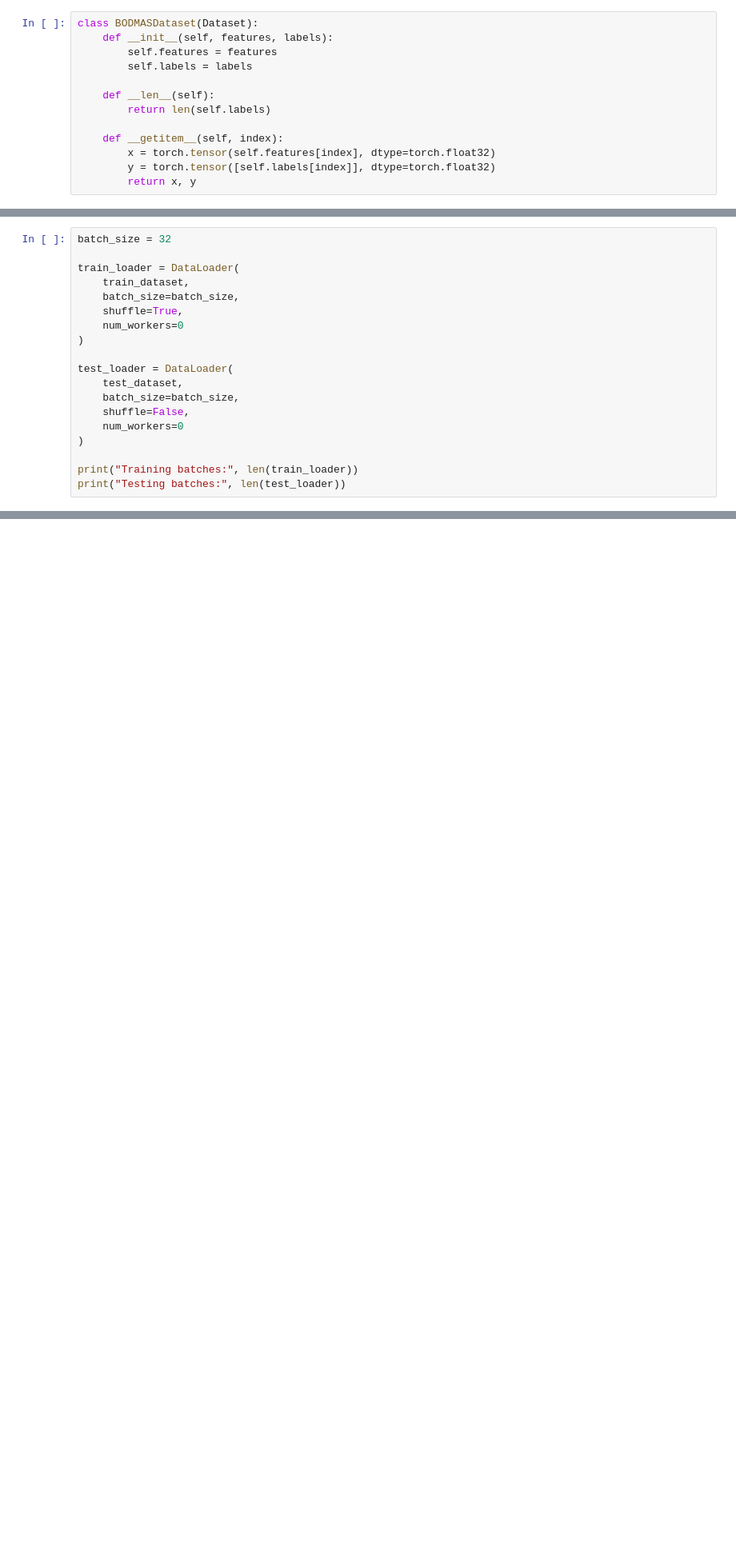
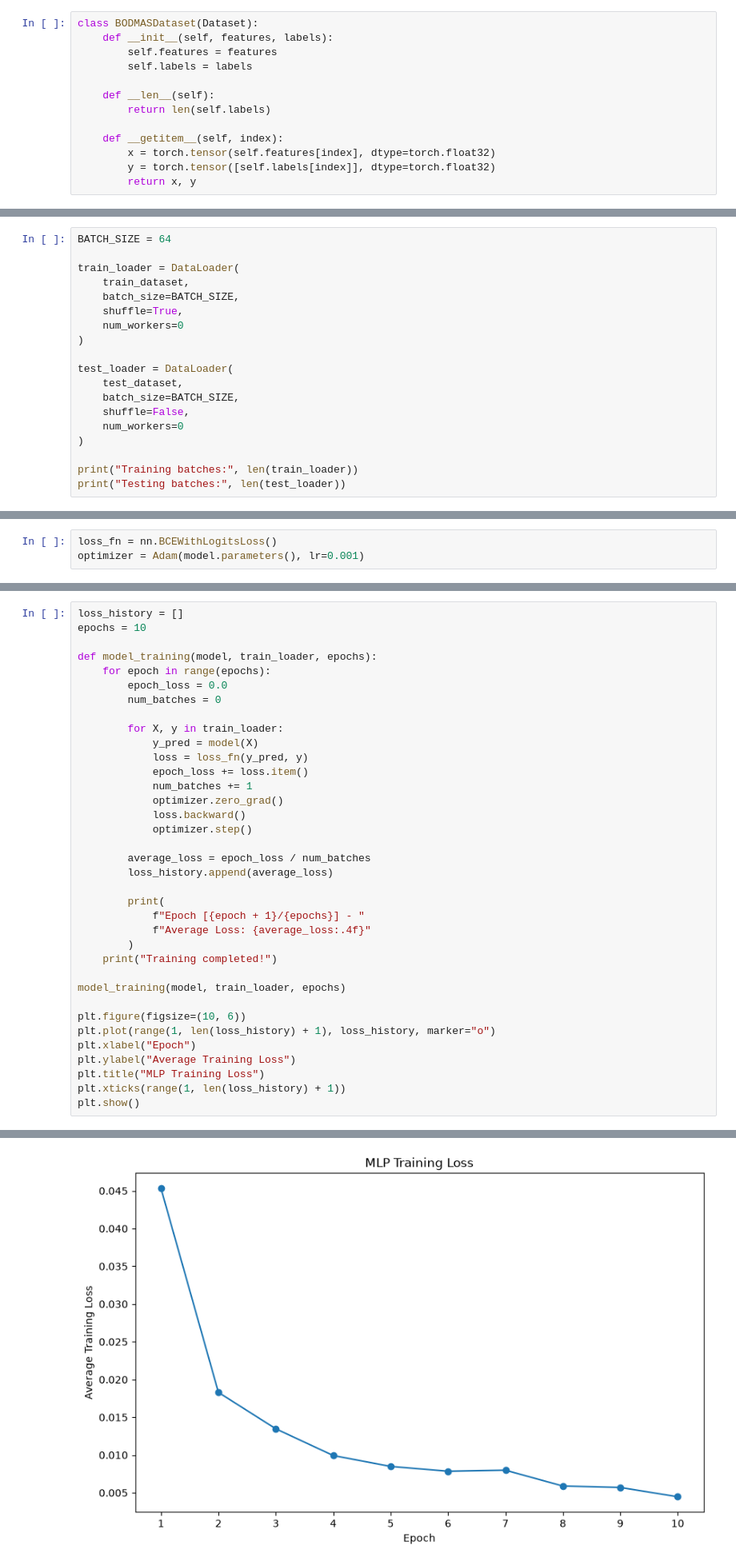
Before and after one commit to zakaria-tairari/adversarial-ml-security-framework, a Jupyter notebook: notebooks/02_baseline_models/01_mlp_baseline.ipynb, the cells around one changed output, grey strips where cells are left out. Shown at 80% size. Drawn from its saved outputs; the diff is of its cells as text; blank space fills up the shorter version.

Commit message:
mlp baseline: model training and evaluation

```diff
--- a/notebooks/02_baseline_models/01_mlp_baseline.ipynb
+++ b/notebooks/02_baseline_models/01_mlp_baseline.ipynb
@@ -271,18 +236,18 @@ A batch size of 32 is selected as an initial configuration to keep memory usage
 
 The training DataLoader uses shuffling to vary the order of samples during training. The testing DataLoader does not shuffle because evaluation does not require random ordering.
 # %%
-batch_size = 32
+BATCH_SIZE = 64
 
 train_loader = DataLoader(
     train_dataset,
-    batch_size=batch_size,
+    batch_size=BATCH_SIZE,
     shuffle=True,
     num_workers=0
 )
 
 test_loader = DataLoader(
     test_dataset,
-    batch_size=batch_size,
+    batch_size=BATCH_SIZE,
     shuffle=False,
     num_workers=0
 )
@@ -349,0 +370,3 @@ Label dtype: torch.float32
+# %%
+loss_fn = nn.BCEWithLogitsLoss()
+optimizer = Adam(model.parameters(), lr=0.001)
@@ -349,0 +377,37 @@ Label dtype: torch.float32
+# %%
+loss_history = []
+epochs = 10
+
+def model_training(model, train_loader, epochs):
+    for epoch in range(epochs):
+        epoch_loss = 0.0
+        num_batches = 0
+
+        for X, y in train_loader:
+            y_pred = model(X)
+            loss = loss_fn(y_pred, y)
+            epoch_loss += loss.item()
+            num_batches += 1
+            optimizer.zero_grad()
+            loss.backward()
+            optimizer.step()
+
+        average_loss = epoch_loss / num_batches
+        loss_history.append(average_loss)
+
+        print(
+            f"Epoch [{epoch + 1}/{epochs}] - "
+            f"Average Loss: {average_loss:.4f}"
+        )
+    print("Training completed!")
+
+model_training(model, train_loader, epochs)
+
+plt.figure(figsize=(10, 6))
+plt.plot(range(1, len(loss_history) + 1), loss_history, marker="o")
+plt.xlabel("Epoch")
+plt.ylabel("Average Training Loss")
+plt.title("MLP Training Loss")
+plt.xticks(range(1, len(loss_history) + 1))
+plt.show()
+# %% [output]
@@ -349,0 +425 @@ Label dtype: torch.float32
+[figure, added]
```
Also changed, not shown: parts of 34 cells of this notebook.
